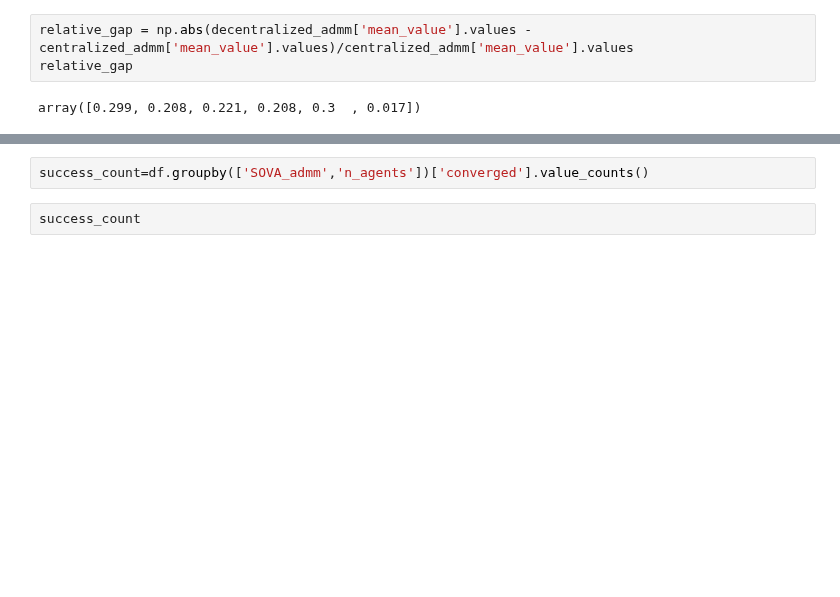
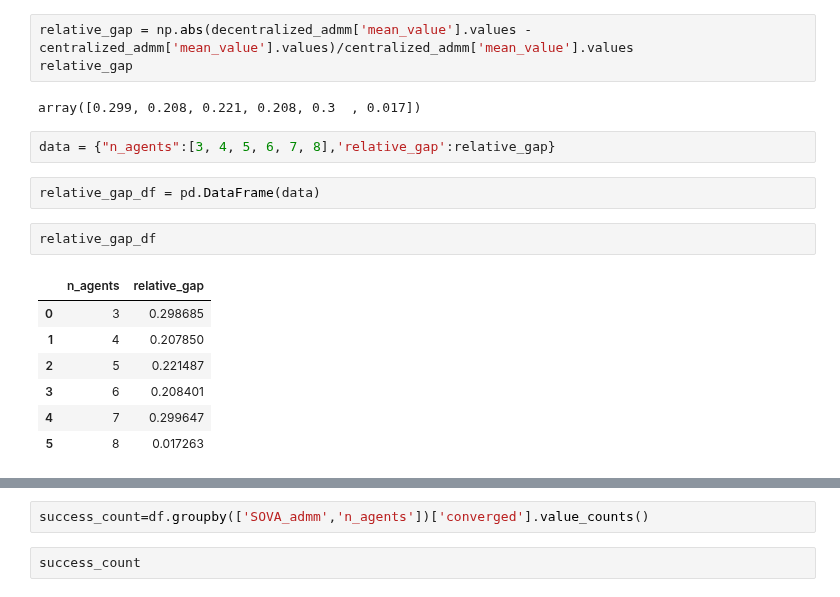
Before and after one commit to labicon/Potential-ADMM_code, a Jupyter notebook: distributed_ADMM/monte_carlo_analysis.ipynb, the cells around one changed output, grey strips where cells are left out. Saved outputs shown, nothing was run; the diff lists cells and outputs as text; blank space fills up the shorter version.

```diff
--- a/distributed_ADMM/monte_carlo_analysis.ipynb
+++ b/distributed_ADMM/monte_carlo_analysis.ipynb
@@ -182,3 +182,17 @@ relative_gap = np.abs(decentralized_admm['mean_value'].values - centralized_admm
 relative_gap
 # %% [output]
 array([0.299, 0.208, 0.221, 0.208, 0.3  , 0.017])
+# %%
+data = {"n_agents":[3, 4, 5, 6, 7, 8],'relative_gap':relative_gap}
+# %%
+relative_gap_df = pd.DataFrame(data)
+# %%
+relative_gap_df
+# %% [output]
+|  | n_agents | relative_gap |
+| 0 | 3 | 0.298685 |
+| 1 | 4 | 0.207850 |
+| 2 | 5 | 0.221487 |
+| 3 | 6 | 0.208401 |
+| 4 | 7 | 0.299647 |
+| 5 | 8 | 0.017263 |
```
Also changed, not shown: parts of 1 cell of this notebook, 12 other files.
